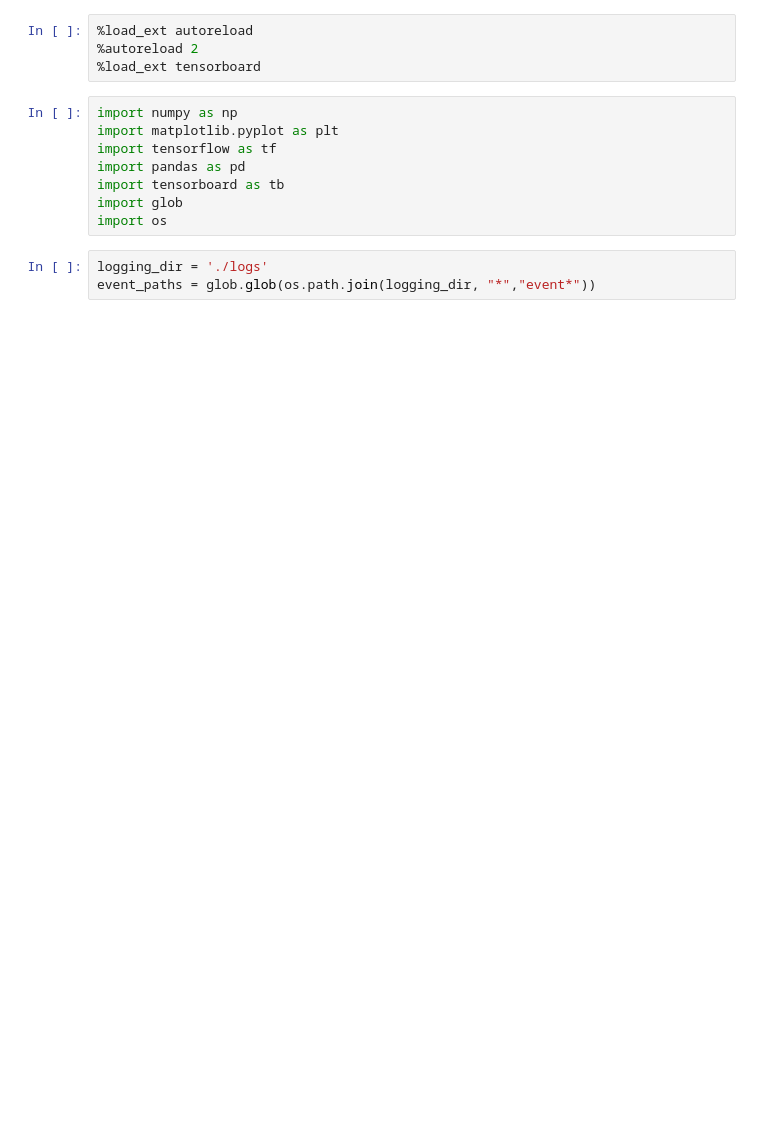
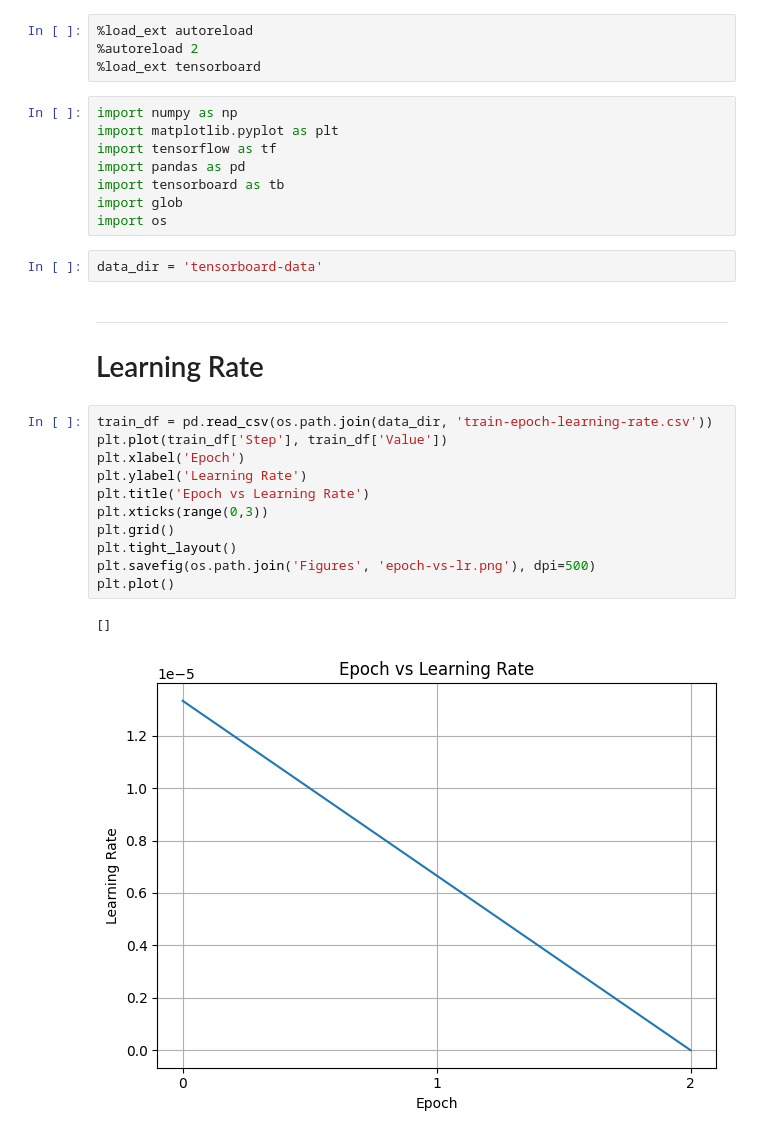
Before and after one commit to hunterprice04/cosc524-projects, a Jupyter notebook: project2/plots.ipynb, the cells around one changed output. Saved outputs shown, nothing was run; the diff lists cells and outputs as text; blank space fills up the shorter version.

Commit message:
working on training plots

```diff
--- a/project2/plots.ipynb
+++ b/project2/plots.ipynb
@@ -10,6 +10,22 @@ import pandas as pd
 import tensorboard as tb
 import glob
 import os
-# %%
-logging_dir = './logs'
-event_paths = glob.glob(os.path.join(logging_dir, "*","event*"))
+# %%
+data_dir = 'tensorboard-data'
+# %% [markdown]
+---
+# Learning Rate
+# %%
+train_df = pd.read_csv(os.path.join(data_dir, 'train-epoch-learning-rate.csv'))
+plt.plot(train_df['Step'], train_df['Value'])
+plt.xlabel('Epoch')
+plt.ylabel('Learning Rate')
+plt.title('Epoch vs Learning Rate')
+plt.xticks(range(0,3))
+plt.grid()
+plt.tight_layout()
+plt.savefig(os.path.join('Figures', 'epoch-vs-lr.png'), dpi=500)
+plt.plot()
+# %% [output]
+[]
+[figure, added]
```
Also changed, not shown: parts of 5 cells of this notebook, 2 other files.
